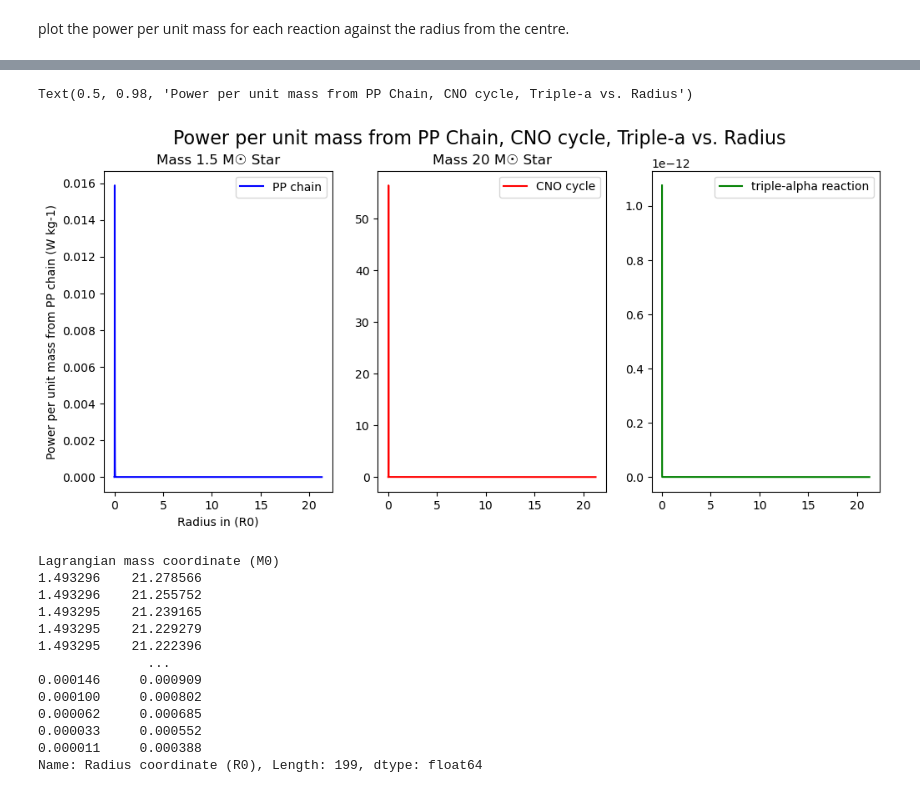
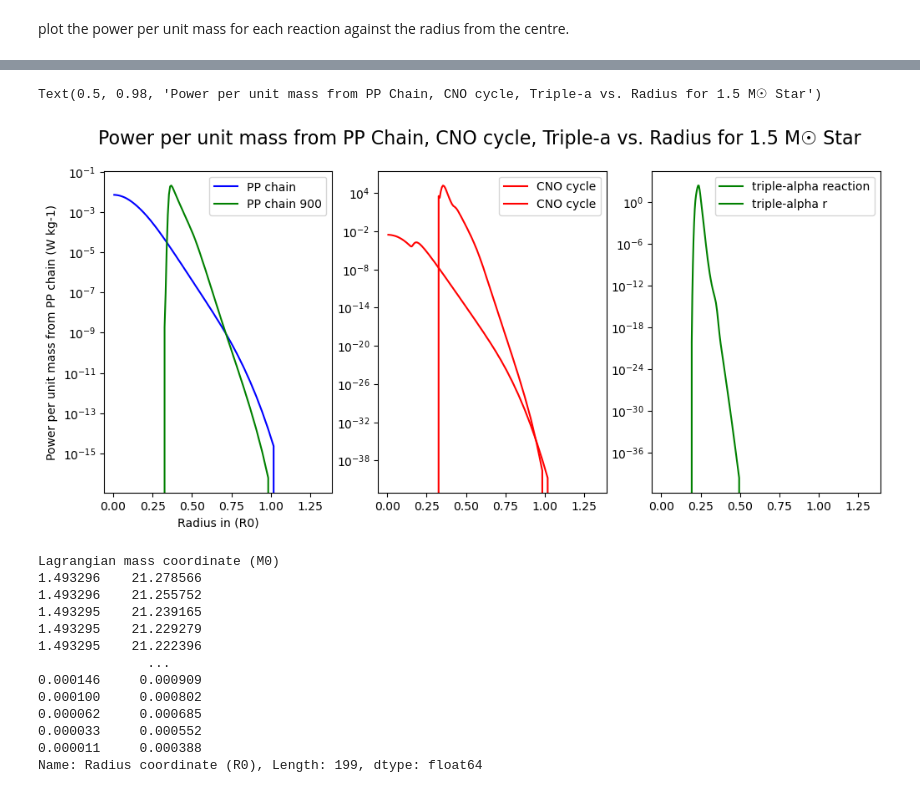
Before and after one commit to pathakis/Modelling-the-Lives-of-Stars, a Jupyter notebook: Task_3_3.ipynb, the cells around one changed output, grey strips where cells are left out. Drawn from its saved outputs; the diff is of its cells as text; code cells hidden in the pictures.

```diff
--- a/Task_3_3.ipynb
+++ b/Task_3_3.ipynb
@@ -153,5 +153,5 @@ col_names_extended = ['Lagrangian mass coordinate (M0)',
              'Nitrogren mass fraction',
              'Oxygen mass fraction',
              'Electron degeneracy parameter']
-
-data_1_5_extended = pd.read_fwf('Data1_5/Extended/structure_00374.txt', names=col_names_extended, index_col=0)
+data_1_5_extended = pd.read_fwf('Data1_5/Data0_01/Detailed/structure_00000.txt', names=col_names_extended, index_col=0)
+data_1_5_900 = pd.read_fwf('Data1_5/Data0_01/Detailed/structure_00900.txt', names=col_names_extended, index_col=0)
@@ -171,21 +158,30 @@ data_1_5_extended.describe()
 # %%
 fig, ax = plt.subplots(1, 3, figsize=(12, 5))
 
-#'Power per unit mass from PP chain (W kg-1)'
 ax[0].plot(data_1_5_extended['Radius coordinate (R0)'], data_1_5_extended['Power per unit mass from PP chain (W kg-1)'], linestyle='-', c='b', label='PP chain')
+ax[0].plot(data_1_5_extended['Radius coordinate (R0)'], data_1_5_900['Power per unit mass from PP chain (W kg-1)'], linestyle='-', c='g', label='PP chain 900')
 ax[1].plot(data_1_5_extended['Radius coordinate (R0)'], data_1_5_extended['Power per unit mass from CNO cycle (W kg-1)'], linestyle='-', c='r', label='CNO cycle')
+ax[1].plot(data_1_5_extended['Radius coordinate (R0)'], data_1_5_900['Power per unit mass from CNO cycle (W kg-1)'], linestyle='-', c='r', label='CNO cycle')
+
+
 ax[2].plot(data_1_5_extended['Radius coordinate (R0)'], data_1_5_extended['Power per unit mass from triple-alpha reaction (W kg-1)'], linestyle='-', c='g', label='triple-alpha reaction')
+ax[2].plot(data_1_5_extended['Radius coordinate (R0)'], data_1_5_900['Power per unit mass from triple-alpha reaction (W kg-1)'], linestyle='-', c='g', label='triple-alpha r')
+
+
 ax[0].legend()
 ax[1].legend()
 ax[2].legend()
+ax[0].set_yscale("log")
+ax[1].set_yscale("log")
+ax[2].set_yscale("log")
 ax[0].set_xlabel('Radius in (R0)')
 ax[0].set_ylabel('Power per unit mass from PP chain (W kg-1)')
-ax[0].set_title('Mass 1.5 M☉ Star')
-ax[1].set_title('Mass 20 M☉ Star')
-fig.suptitle('Power per unit mass from PP Chain, CNO cycle, Triple-a vs. Radius', fontsize=16)
+ax[0].set_title('')
+ax[1].set_title('')
+fig.suptitle('Power per unit mass from PP Chain, CNO cycle, Triple-a vs. Radius for 1.5 M☉ Star', fontsize=16)
 # %% [output]
-Text(0.5, 0.98, 'Power per unit mass from PP Chain, CNO cycle, Triple-a vs. Radius')
+Text(0.5, 0.98, 'Power per unit mass from PP Chain, CNO cycle, Triple-a vs. Radius for 1.5 M☉ Star')
-[figure, old version]
+[figure, new version]
 # %%
 data = data_1_5_extended['Radius coordinate (R0)']
 print(data)
```
Also changed, not shown: parts of 1 cell of this notebook, 2 other files.
